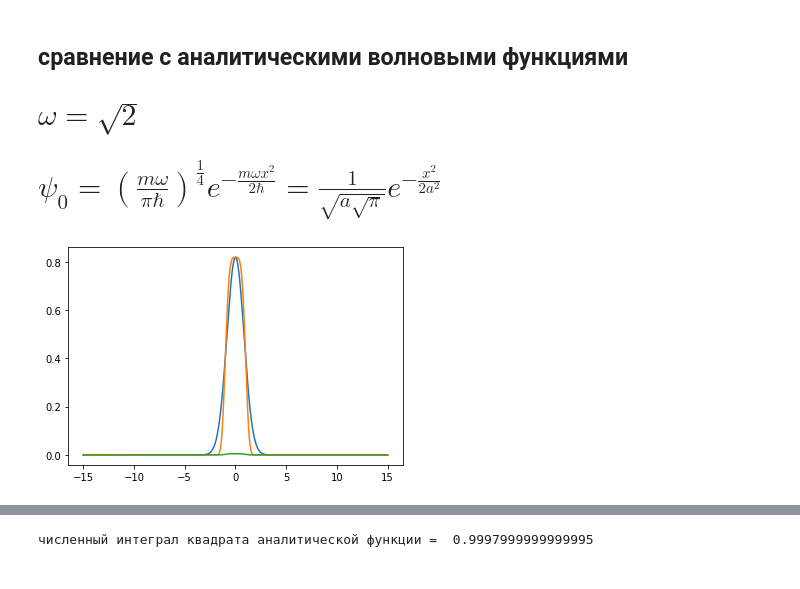
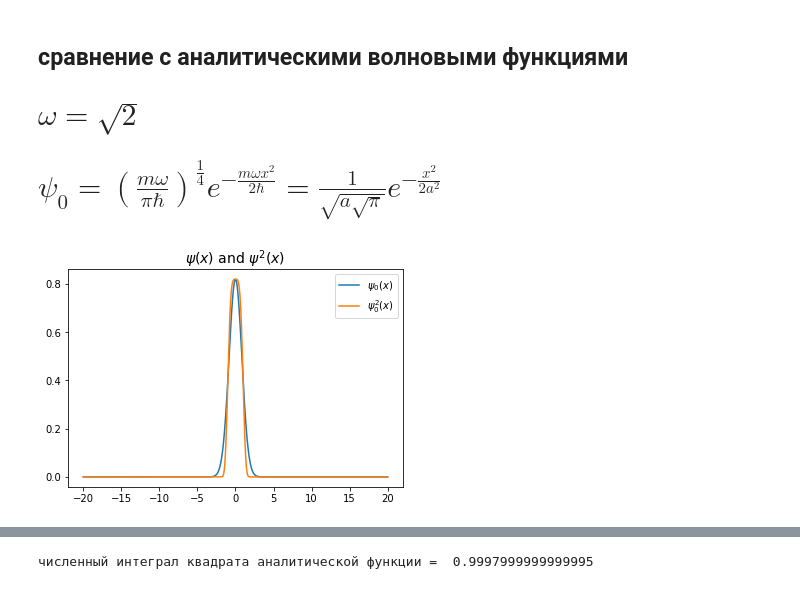
Before and after one commit to Gorchavkina/diplomawork, a Jupyter notebook: fin_diff_matrix_method.ipynb, the cells around one changed output, grey strips where cells are left out. Drawn from its saved outputs; the diff is of its cells as text; code cells hidden in the pictures.

```diff
--- a/fin_diff_matrix_method.ipynb
+++ b/fin_diff_matrix_method.ipynb
@@ -4,7 +4,7 @@ import numpy as np
 import math
 # %%
 S = 5000 #размерность матрицы
-L = 30 # длина ящика для нулевых краевых условий
+L = 40 # длина ящика для нулевых краевых условий
 dx = L/(S+2)
 x = np.linspace(-L/2+dx, L/2-dx, S) #индексы по x
 k = 1/(2*dx**2)
@@ -111,20 +158,22 @@ plt.show()
 # %%
 # тут надо подумать какую частоту брать. по идее, она определяется видом потенциала (mw^2/2 = 1, при m = 1 дает w = 2^0.5),
 #а также равна удвоенной энергии,
 # если по свойcтвам потенциала
 w = math.sqrt(2) #eigvals[0]*2'
 a = 1/math.sqrt(w)
 pi = math.pi
 sqrtpi = math.sqrt(pi)
 def psi0(x):
     return math.sqrt(a*sqrtpi)**(-1)*math.e**(-x**2/(2*a**2))
 def psi0_2(x):
     return psi0(x**2)
-plt.plot(x,psi0(x))
-plt.plot(x,psi0_2(x))
-plt.plot(x, psi0_2(x)*dx) #нижний график это список psi0(x[i])*dx
+plt.plot(x,psi0(x),label="$\psi_0(x)$")
+plt.plot(x,psi0_2(x),label="$\psi_0^2(x)$")
+plt.legend()
+plt.title('$\psi(x)$ and $\psi^2(x)$',size=14)
+#plt.plot(x, psi0_2(x)*dx) # это список psi0(x[i])*dx
 plt.show()
 # %% [output]
-[figure, old version]
+[figure, new version]
 # %%
 # график численной и аналитической функций, аналитическая слышком высоко
```
Also changed, not shown: parts of 32 cells of this notebook.
